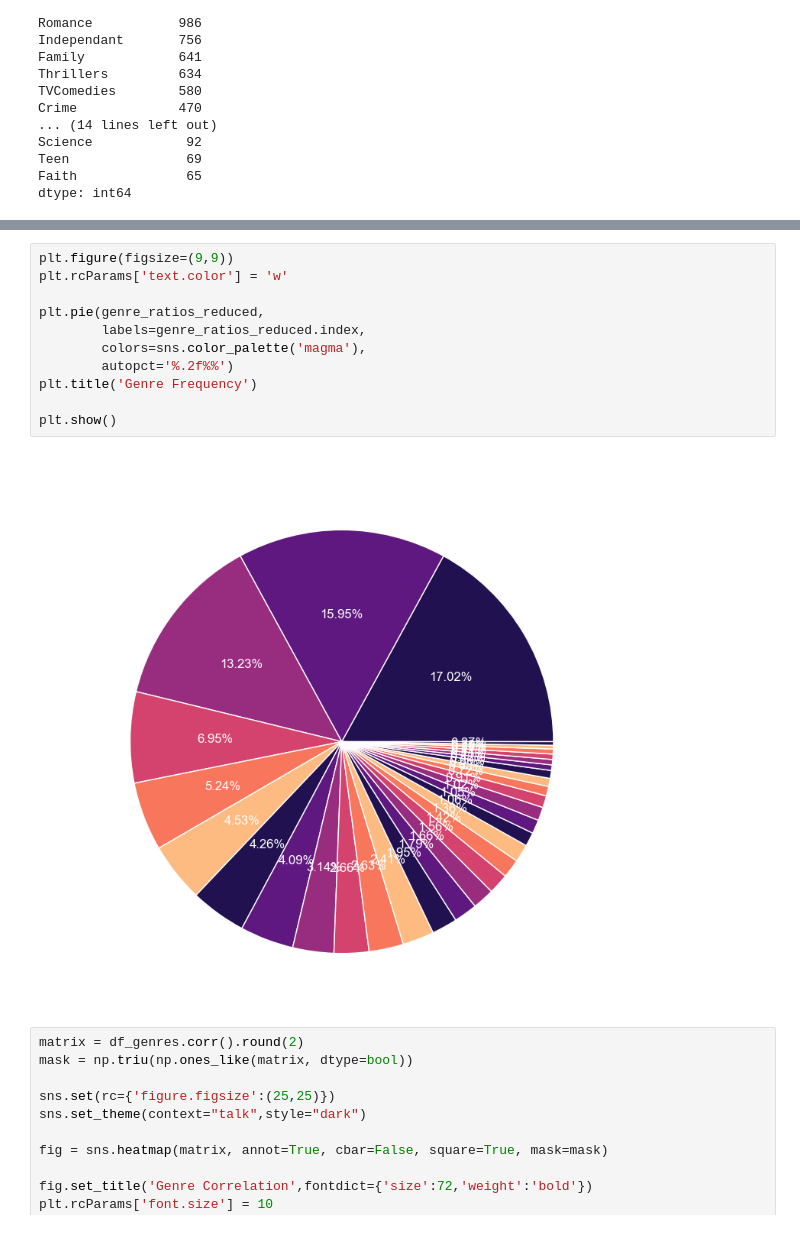
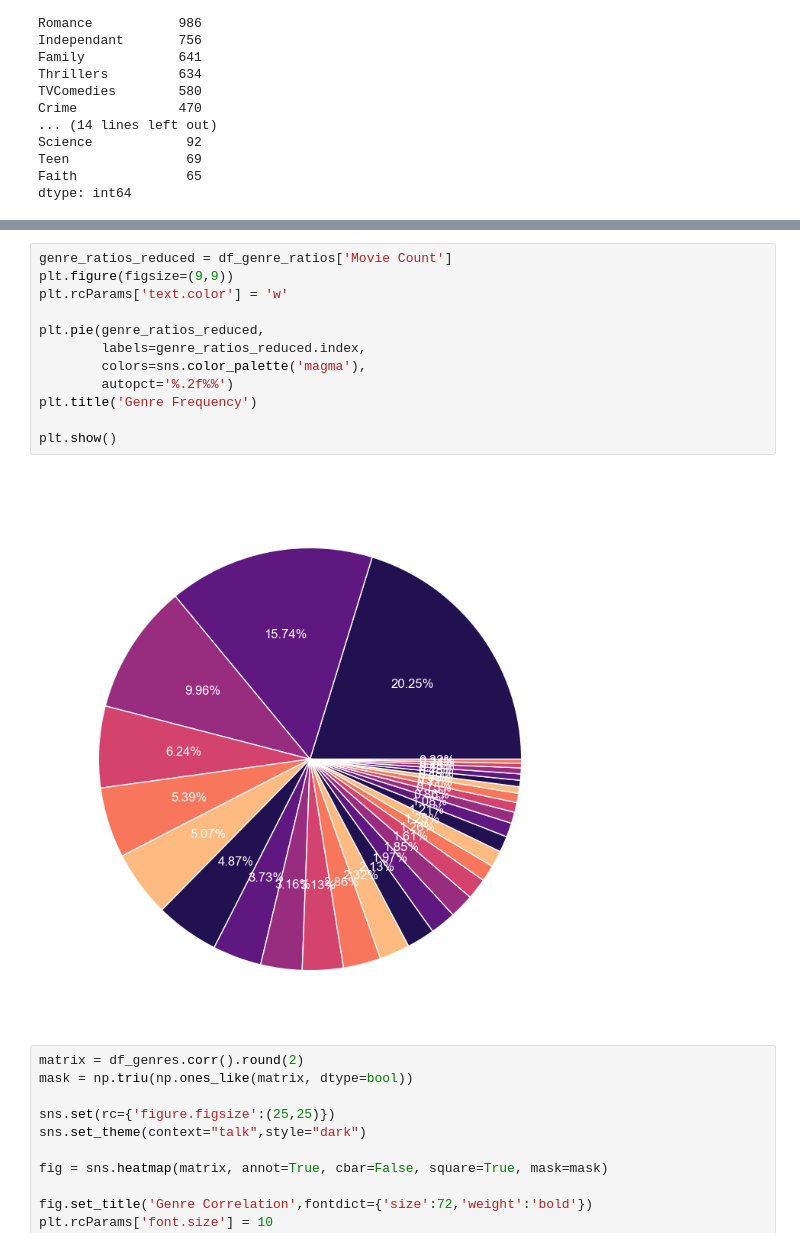
Before and after one commit to sr-g20/DataMiningFinal, a Jupyter notebook: Netflix Recommendations.ipynb, the cells around one changed output, grey strips where cells are left out. Cells and saved outputs as stored; diff of their text form.

```diff
--- a/Netflix Recommendations.ipynb
+++ b/Netflix Recommendations.ipynb
@@ -395,16 +396,17 @@ plt.show()
 # %%
+genre_ratios_reduced = df_genre_ratios['Movie Count']
 plt.figure(figsize=(9,9))
 plt.rcParams['text.color'] = 'w'
 
 plt.pie(genre_ratios_reduced,
         labels=genre_ratios_reduced.index,
         colors=sns.color_palette('magma'),
         autopct='%.2f%%')
 plt.title('Genre Frequency')
 
 plt.show()
 # %% [output]
-[figure, old version]
+[figure, new version]
 # %%
 matrix = df_genres.corr().round(2)
 mask = np.triu(np.ones_like(matrix, dtype=bool))
```
Also changed, not shown: parts of 6 cells of this notebook.
